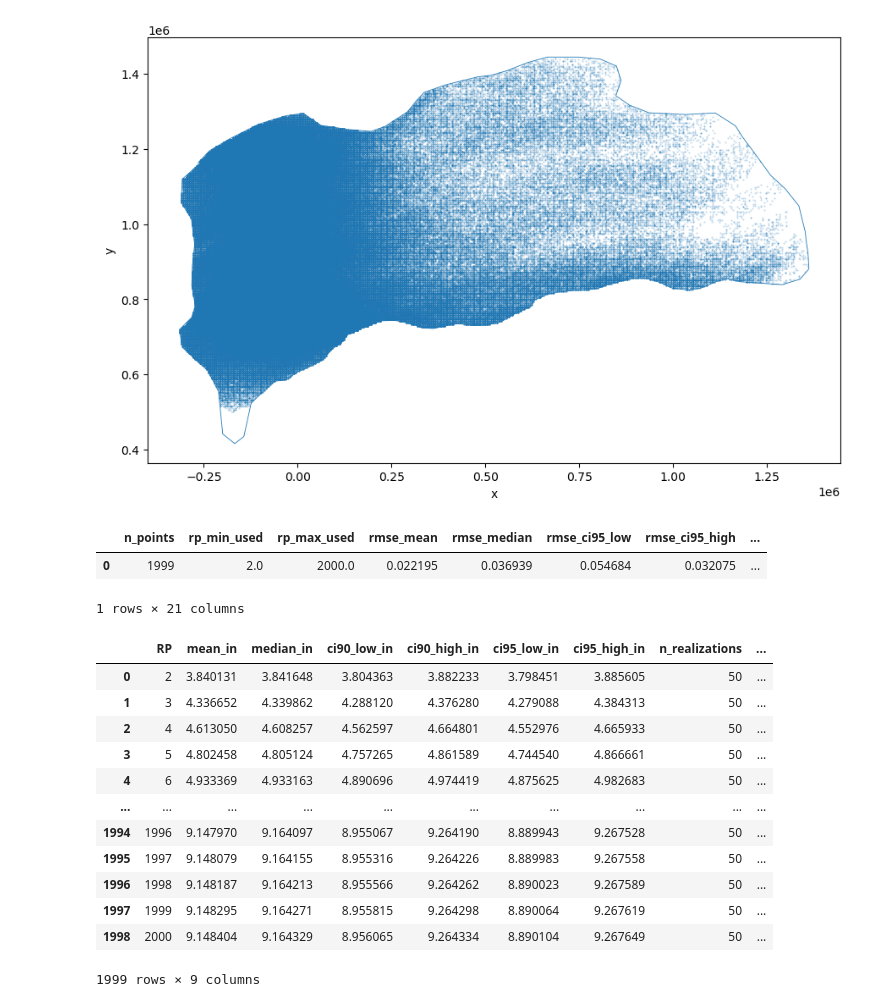
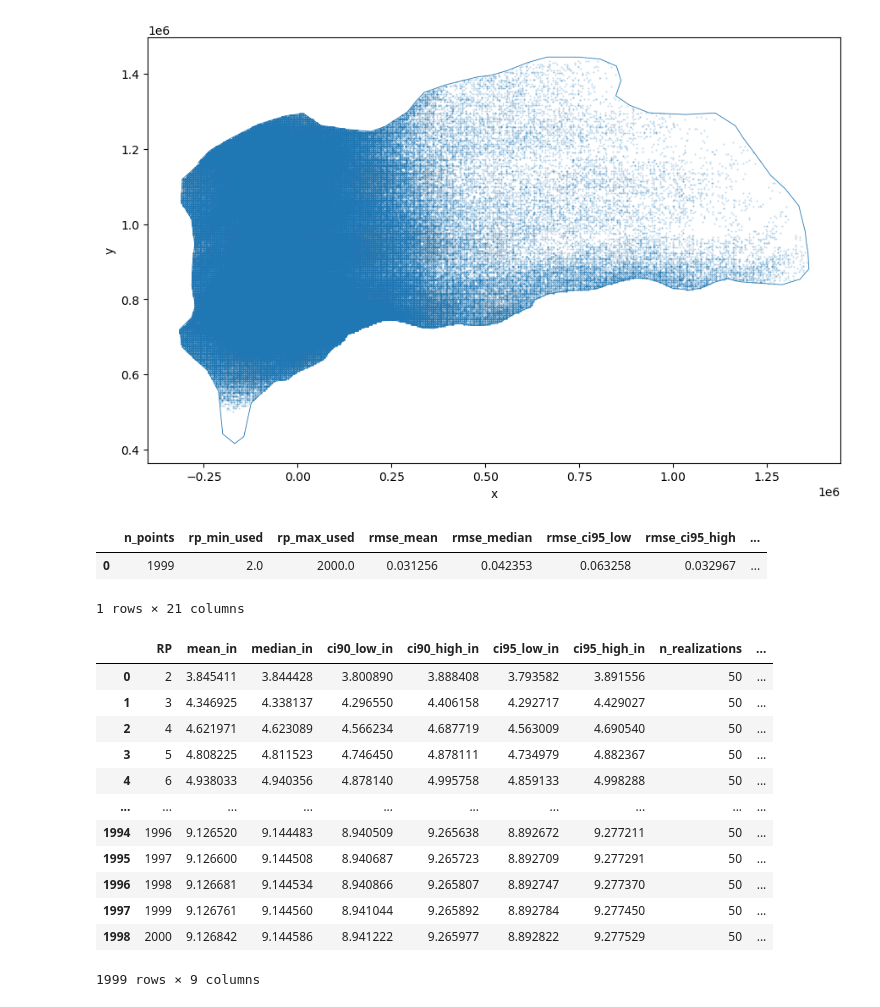
Before and after one commit to fema-ffrd/Importance-Sampling-for-SST, a Jupyter notebook: notebooks/adaptive_simulations.ipynb, the cells around one changed output. Drawn from its saved outputs; the diff is of its cells as text; code cells hidden in the pictures.

```diff
--- a/notebooks/adaptive_simulations.ipynb
+++ b/notebooks/adaptive_simulations.ipynb
@@ -46,28 +46,29 @@ watershed = watersheds["Trinity"]
 params = AdaptParams(
     mu_x_n=watershed.watershed_stats["x"],
     mu_y_n=watershed.watershed_stats["y"],
-    sd_x_n=watershed.watershed_stats["range_x"] * 0.5,
-    sd_y_n=watershed.watershed_stats["range_y"] * 0.5,
+    sd_x_n=watershed.watershed_stats["range_x"],
+    sd_y_n=watershed.watershed_stats["range_y"],
 
-    mu_x_w=watershed.watershed_stats["x"],
-    mu_y_w=watershed.watershed_stats["y"],
-    sd_x_w=watershed.domain_stats["range_x"],
-    sd_y_w=watershed.domain_stats["range_y"],
+    mu_x_w=watershed.domain_stats["x"],
+    mu_y_w=watershed.domain_stats["y"],
+    sd_x_w=watershed.domain_stats["range_x"]/np.sqrt(12),
+    sd_y_w=watershed.domain_stats["range_y"]/np.sqrt(12),
 
-    rho_n=-0.7,      # correlation narrow
-    rho_w=0.5,       # correlation wide
-    mix=0.5,         # initial mixture weight for narrow
+    rho_n=0,      # correlation narrow
+    rho_w=0,       # correlation wide
+    mix=0.8,         # initial mixture weight for narrow
+    alpha = 0.75,
 )
 
 sampler = AdaptiveMixtureSampler(
     data=watershed,
     params=params,
     precip_cube=watershed.cumulative_precip,
-    seed=42
+    seed = 42
 )
 
 # Adapt does NOT take data or seed
-history = sampler.adapt(num_iterations=10, samples_per_iter=5000, depth_threshold=0.0)
+history = sampler.adapt(num_iterations=10, samples_per_iter=1000)
 # %%
 history
 # %% [output]
@@ -91,2 +92,2 @@ plot_adaptive_evolution(history, watershed.watershed_gdf, watershed.domain_gdf,
 # %%
-final_df = sampler.sample_final(n=14000, num_realizations=50, with_depths=True)
+final_df = sampler.sample_final(n=12_000, num_realizations=50, with_depths=False)
@@ -93,11 +110,11 @@ final_df = sampler.sample_final(n=14000, num_realizations=50, with_depths=True)
 # %%
 ax = watershed.domain_gdf.boundary.plot(linewidth=0.6, figsize=(9,9))
-plt.scatter(final_df.newx, final_df.newy, s=0.2, alpha=0.3, rasterized=True)
+plt.scatter(final_df.newx, final_df.newy, s=0.2, alpha=0.3, rasterized=False)
 plt.gca().set_aspect("equal")
 plt.xlabel("x"); plt.ylabel("y"); plt.tight_layout()
 plt.show()
 # %% [output]
-[figure, old version]
+[figure, new version]
 # %%
 adaptive_summary = summarize_depths_by_return_period(
     df=final_df,
@@ -114,23 +131,23 @@ m = metrics(summaries["Trinity"],adaptive_summary)
 m
 # %% [output]
 |  | n_points | rp_min_used | rp_max_used | rmse_mean | rmse_median | rmse_ci95_low | rmse_ci95_high | ... |
-| 0 | 1999 | 2.0 | 2000.0 | 0.022195 | 0.036939 | 0.054684 | 0.032075 | ... |
+| 0 | 1999 | 2.0 | 2000.0 | 0.031256 | 0.042353 | 0.063258 | 0.032967 | ... |
 1 rows × 21 columns
 # %%
 adaptive_summary
 # %% [output]
 |  | RP | mean_in | median_in | ci90_low_in | ci90_high_in | ci95_low_in | ci95_high_in | n_realizations | ... |
-| 0 | 2 | 3.840131 | 3.841648 | 3.804363 | 3.882233 | 3.798451 | 3.885605 | 50 | ... |
-| 1 | 3 | 4.336652 | 4.339862 | 4.288120 | 4.376280 | 4.279088 | 4.384313 | 50 | ... |
-| 2 | 4 | 4.613050 | 4.608257 | 4.562597 | 4.664801 | 4.552976 | 4.665933 | 50 | ... |
-| 3 | 5 | 4.802458 | 4.805124 | 4.757265 | 4.861589 | 4.744540 | 4.866661 | 50 | ... |
-| 4 | 6 | 4.933369 | 4.933163 | 4.890696 | 4.974419 | 4.875625 | 4.982683 | 50 | ... |
+| 0 | 2 | 3.845411 | 3.844428 | 3.800890 | 3.888408 | 3.793582 | 3.891556 | 50 | ... |
+| 1 | 3 | 4.346925 | 4.338137 | 4.296550 | 4.406158 | 4.292717 | 4.429027 | 50 | ... |
+| 2 | 4 | 4.621971 | 4.623089 | 4.566234 | 4.687719 | 4.563009 | 4.690540 | 50 | ... |
+| 3 | 5 | 4.808225 | 4.811523 | 4.746450 | 4.878111 | 4.734979 | 4.882367 | 50 | ... |
+| 4 | 6 | 4.938033 | 4.940356 | 4.878140 | 4.995758 | 4.859133 | 4.998288 | 50 | ... |
 | ... | ... | ... | ... | ... | ... | ... | ... | ... | ... |
-| 1994 | 1996 | 9.147970 | 9.164097 | 8.955067 | 9.264190 | 8.889943 | 9.267528 | 50 | ... |
-| 1995 | 1997 | 9.148079 | 9.164155 | 8.955316 | 9.264226 | 8.889983 | 9.267558 | 50 | ... |
-| 1996 | 1998 | 9.148187 | 9.164213 | 8.955566 | 9.264262 | 8.890023 | 9.267589 | 50 | ... |
-| 1997 | 1999 | 9.148295 | 9.164271 | 8.955815 | 9.264298 | 8.890064 | 9.267619 | 50 | ... |
-| 1998 | 2000 | 9.148404 | 9.164329 | 8.956065 | 9.264334 | 8.890104 | 9.267649 | 50 | ... |
+| 1994 | 1996 | 9.126520 | 9.144483 | 8.940509 | 9.265638 | 8.892672 | 9.277211 | 50 | ... |
+| 1995 | 1997 | 9.126600 | 9.144508 | 8.940687 | 9.265723 | 8.892709 | 9.277291 | 50 | ... |
+| 1996 | 1998 | 9.126681 | 9.144534 | 8.940866 | 9.265807 | 8.892747 | 9.277370 | 50 | ... |
+| 1997 | 1999 | 9.126761 | 9.144560 | 8.941044 | 9.265892 | 8.892784 | 9.277450 | 50 | ... |
+| 1998 | 2000 | 9.126842 | 9.144586 | 8.941222 | 9.265977 | 8.892822 | 9.277529 | 50 | ... |
 1999 rows × 9 columns
 # %%
 plot_two_return_period_summaries(
```
Also changed, not shown: parts of 34 cells of this notebook, 11 other files.
